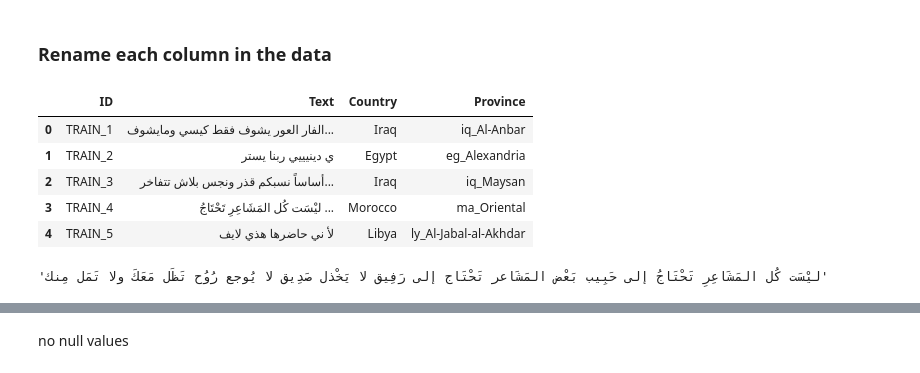
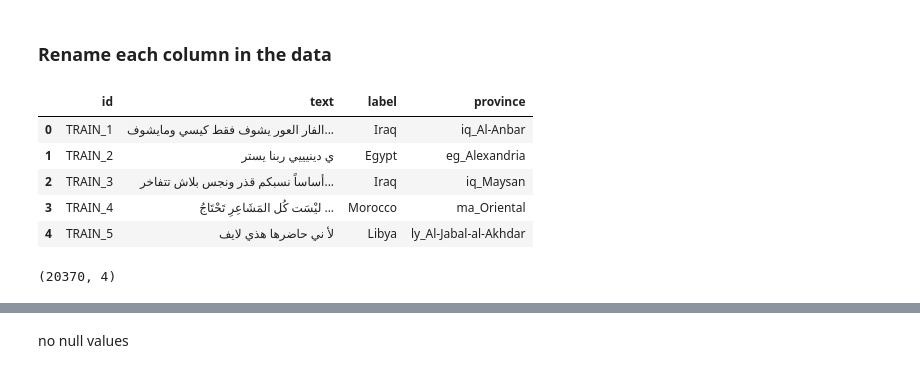
Before and after one commit to Abdelrhmankaram/NADI-Subtask-1, a Jupyter notebook: notebook.ipynb, the cells around one changed output, grey strips where cells are left out. Cells and saved outputs as stored; diff of their text form; code cells hidden in the pictures.

```diff
--- a/notebook.ipynb
+++ b/notebook.ipynb
@@ -65,0 +53,4 @@ len(data_2023["#3_country_label"].unique())
+# %%
+data_2020.columns = ["id", "text", "label", "province"]
+
+data_2020.head()
@@ -105,17 +125,17 @@ but there's a little problem, 2023 data doesn't contain `Province` column
 # %% [markdown]
 ### Rename each column in the data
 # %%
-data_2020.columns = ["ID", "Text", "Country", "Province"]
+data_2020.columns = ["id", "text", "label", "province"]
 
 data_2020.head()
 # %% [output]
-|  | ID | Text | Country | Province |
+|  | id | text | label | province |
 | 0 | TRAIN_1 | الفار العور يشوف فقط كيسي ومايشوف... | Iraq | iq_Al-Anbar |
 | 1 | TRAIN_2 | ي دينيييي ربنا يستر | Egypt | eg_Alexandria |
 | 2 | TRAIN_3 | أساساً نسبكم قذر ونجس بلاش تتفاخر... | Iraq | iq_Maysan |
 | 3 | TRAIN_4 | ليْسَت كُل المَشَاعِرِ تَحْتَاجُ ... | Morocco | ma_Oriental |
 | 4 | TRAIN_5 | لأ ني حاضرها هذي لايف | Libya | ly_Al-Jabal-al-Akhdar |
-# %%
-data_2020.iloc[3]["Text"]
-# %% [output]
-'ليْسَت كُل المَشَاعِرِ تَحْتَاجُ إلى حَبِيب بَعْض المَشَاعر تَحْتَاج إلى رَفِيق لا يَخْذل صَدِيق لا يُوجع رُوُح تَظَل مَعَكَ ولا تَمَل مِنك'
+# %%
+data_2020.shape
+# %% [output]
+(20370, 4)
```
Also changed, not shown: parts of 81 cells of this notebook, 1 other file.
